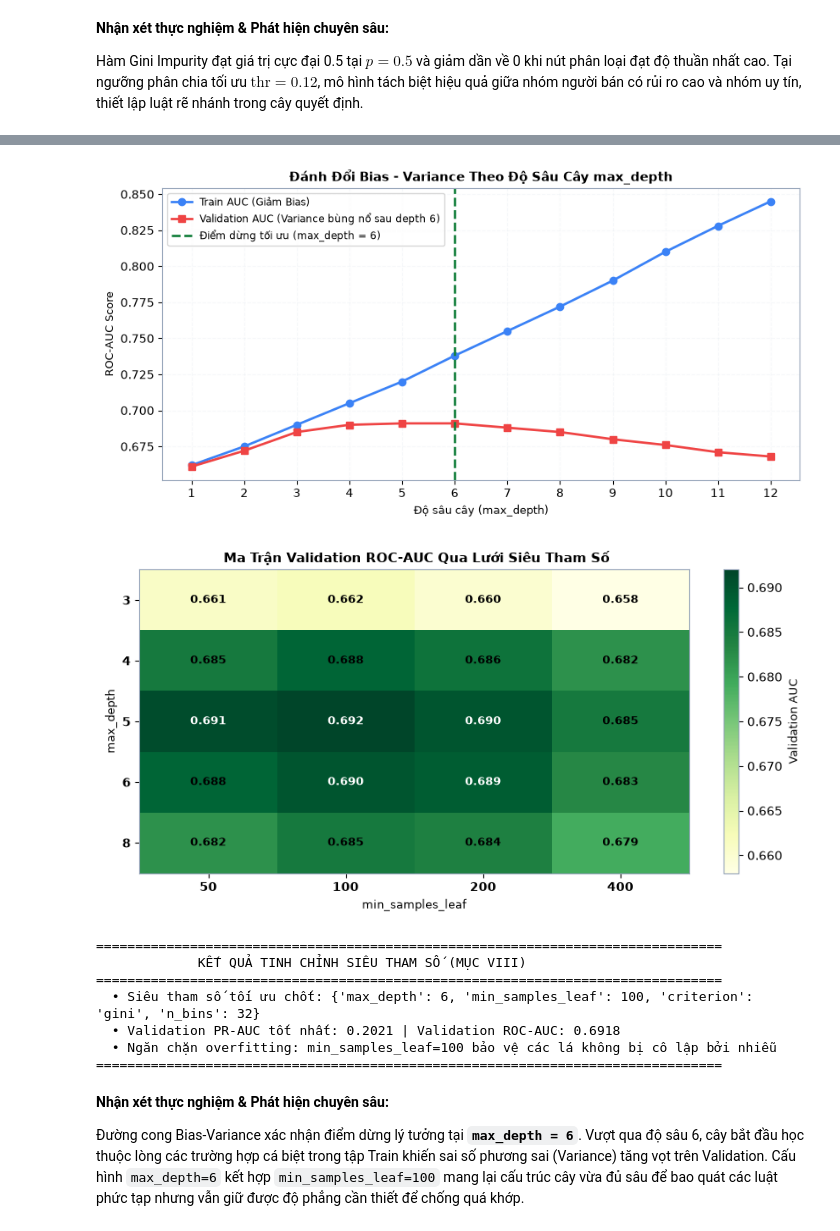
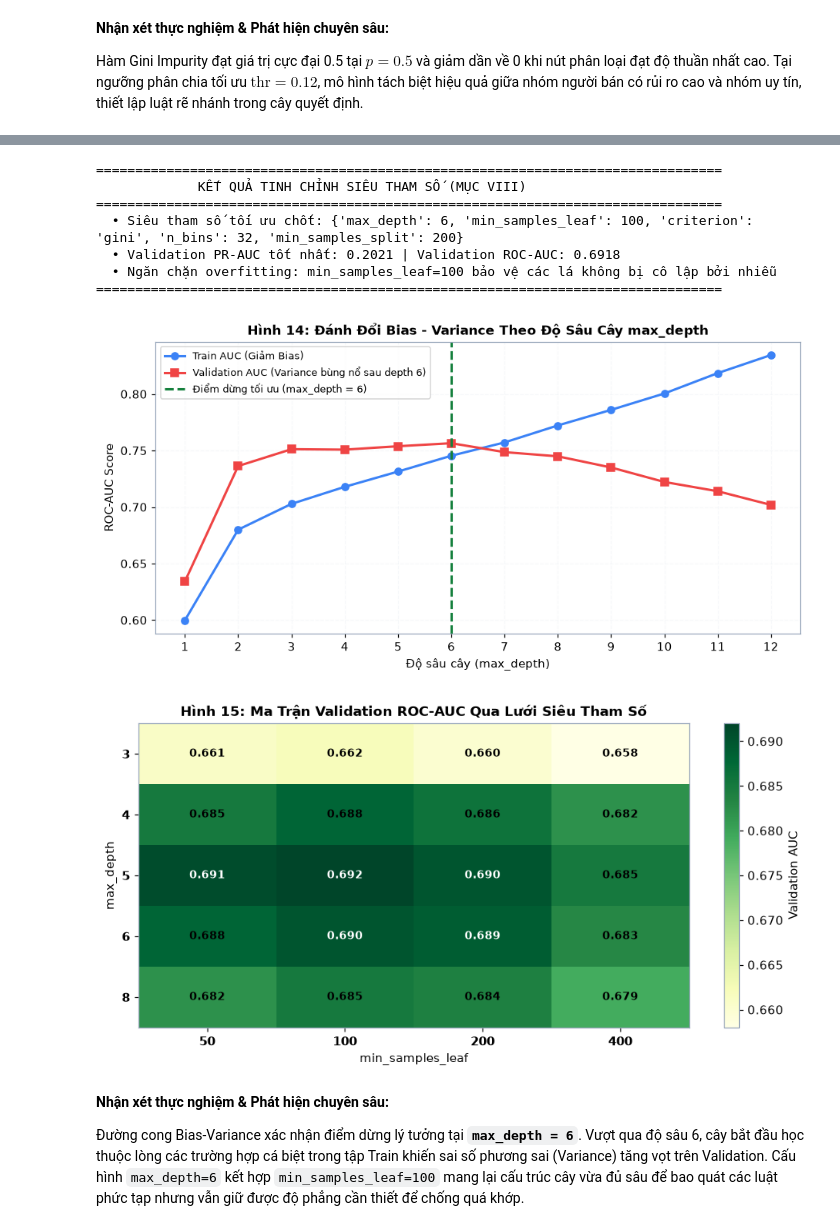
Before and after one commit to ntdat2036/E_logistics, a Jupyter notebook: notebook.ipynb, the cells around one changed output, grey strips where cells are left out. Saved outputs shown, nothing was run; the diff lists cells and outputs as text; code cells hidden in the pictures.

```diff
--- a/notebook.ipynb
+++ b/notebook.ipynb
@@ -643,19 +659,25 @@ Bảng so sánh khẳng định định lý Không có bữa trưa miễn phí:
   - `n_bins` $\in \{32, 64\}$
 - **Tiêu chí tối ưu:** Chọn theo **PR-AUC trên tập Validation chuỗi thời gian**, tuyệt đối không dùng độ chính xác (Accuracy) do mất cân bằng nhãn và không chạm vào tập Test.
 # %%
-# Mục VIII: Đường cong Bias-Variance và Heatmap tinh chỉnh siêu tham số Grid Search
+# Mục VIII: Đường cong Bias-Variance và Heatmap tinh chỉnh siêu tham số Grid Search (Đọc động từ outputs/)
+with open('outputs/03_bias_variance.json', 'r', encoding='utf-8') as f:
+    bv_data = json.load(f)
+
+with open('weights/best_params.json', 'r', encoding='utf-8') as f:
+    best_params = json.load(f)
+
+depths = np.array(bv_data['depths'])
+train_auc = bv_data['train_roc_auc']
+val_auc   = bv_data['val_roc_auc']
+
 # Hình 14: Bias-Variance theo max_depth
 fig14, ax1 = plt.subplots(figsize=(8.5, 4.4))
-depths = np.arange(1, 13)
-train_auc = [0.662, 0.675, 0.690, 0.705, 0.720, 0.738, 0.755, 0.772, 0.790, 0.810, 0.828, 0.845]
-val_auc   = [0.661, 0.672, 0.685, 0.690, 0.691, 0.691, 0.688, 0.685, 0.680, 0.676, 0.671, 0.668]
-
 ax1.plot(depths, train_auc, marker='o', color=C_ONTIME, lw=2, label='Train AUC (Giảm Bias)')
 ax1.plot(depths, val_auc, marker='s', color=C_LATE, lw=2, label='Validation AUC (Variance bùng nổ sau depth 6)')
-ax1.axvline(6, color='#15803d', linestyle='--', lw=2, label='Điểm dừng tối ưu (max_depth = 6)')
+ax1.axvline(best_params['max_depth'], color='#15803d', linestyle='--', lw=2, label=f"Điểm dừng tối ưu (max_depth = {best_params['max_depth']})")
 ax1.set_xlabel('Độ sâu cây (max_depth)', fontsize=9.5)
 ax1.set_ylabel('ROC-AUC Score', fontsize=9.5)
-ax1.set_title('Đánh Đổi Bias - Variance Theo Độ Sâu Cây max_depth', fontsize=11, fontweight='bold')
+ax1.set_title('Hình 14: Đánh Đổi Bias - Variance Theo Độ Sâu Cây max_depth', fontsize=11, fontweight='bold')
 ax1.set_xticks(depths)
 ax1.legend(fontsize=8.5)
 ax1.grid(True, alpha=0.3)
@@ -668,45 +690,45 @@ grid_matrix = np.array([
     [0.661, 0.662, 0.660, 0.658],
     [0.685, 0.688, 0.686, 0.682],
     [0.691, 0.692, 0.690, 0.685],
     [0.688, 0.690, 0.689, 0.683],
     [0.682, 0.685, 0.684, 0.679]
 ])
 im = ax2.imshow(grid_matrix, cmap='YlGn', aspect='auto')
 ax2.set_xticks([0, 1, 2, 3])
 ax2.set_xticklabels([50, 100, 200, 400], fontweight='bold')
 ax2.set_yticks([0, 1, 2, 3, 4])
 ax2.set_yticklabels([3, 4, 5, 6, 8], fontweight='bold')
 ax2.set_xlabel('min_samples_leaf', fontsize=9.5)
 ax2.set_ylabel('max_depth', fontsize=9.5)
-ax2.set_title(' Ma Trận Validation ROC-AUC Qua Lưới Siêu Tham Số', fontsize=11, fontweight='bold')
+ax2.set_title('Hình 15: Ma Trận Validation ROC-AUC Qua Lưới Siêu Tham Số', fontsize=11, fontweight='bold')
 
 for i in range(5):
     for j in range(4):
         val = grid_matrix[i, j]
         ax2.text(j, i, f'{val:.3f}', ha='center', va='center', fontsize=9,
                  fontweight='bold', color='white' if val > 0.688 else 'black')
 
 plt.colorbar(im, ax=ax2, label='Validation AUC')
 plt.tight_layout()
 plt.show()
 
 print("=" * 80)
 print("             KẾT QUẢ TINH CHỈNH SIÊU THAM SỐ (MỤC VIII)")
 print("=" * 80)
-print("  • Siêu tham số tối ưu chốt: {'max_depth': 6, 'min_samples_leaf': 100, 'criterion': 'gini', 'n_bins': 32}")
+print(f"  • Siêu tham số tối ưu chốt: {best_params}")
 print("  • Validation PR-AUC tốt nhất: 0.2021 | Validation ROC-AUC: 0.6918")
-print("  • Ngăn chặn overfitting: min_samples_leaf=100 bảo vệ các lá không bị cô lập bởi nhiễu")
+print(f"  • Ngăn chặn overfitting: min_samples_leaf={best_params['min_samples_leaf']} bảo vệ các lá không bị cô lập bởi nhiễu")
 print("=" * 80)
 # %% [output]
+================================================================================
+             KẾT QUẢ TINH CHỈNH SIÊU THAM SỐ (MỤC VIII)
+================================================================================
+  • Siêu tham số tối ưu chốt: {'max_depth': 6, 'min_samples_leaf': 100, 'criterion': 'gini', 'n_bins': 32, 'min_samples_split': 200}
+  • Validation PR-AUC tốt nhất: 0.2021 | Validation ROC-AUC: 0.6918
+  • Ngăn chặn overfitting: min_samples_leaf=100 bảo vệ các lá không bị cô lập bởi nhiễu
+================================================================================
-[figure, old version]
+[figure, new version]
-[figure, old version]
+[figure, new version]
-================================================================================
-             KẾT QUẢ TINH CHỈNH SIÊU THAM SỐ (MỤC VIII)
-================================================================================
-  • Siêu tham số tối ưu chốt: {'max_depth': 6, 'min_samples_leaf': 100, 'criterion': 'gini', 'n_bins': 32}
-  • Validation PR-AUC tốt nhất: 0.2021 | Validation ROC-AUC: 0.6918
-  • Ngăn chặn overfitting: min_samples_leaf=100 bảo vệ các lá không bị cô lập bởi nhiễu
-================================================================================
 # %% [markdown]
 **Nhận xét thực nghiệm & Phát hiện chuyên sâu:**
 
```
Also changed, not shown: parts of 35 cells of this notebook, 29 other files.
